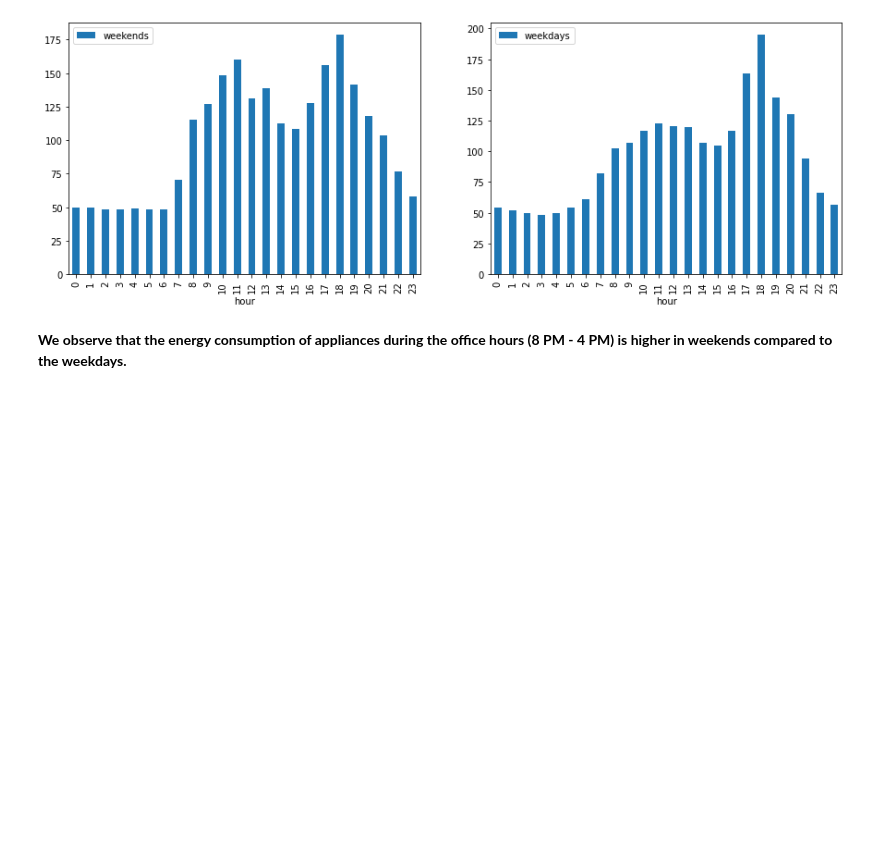
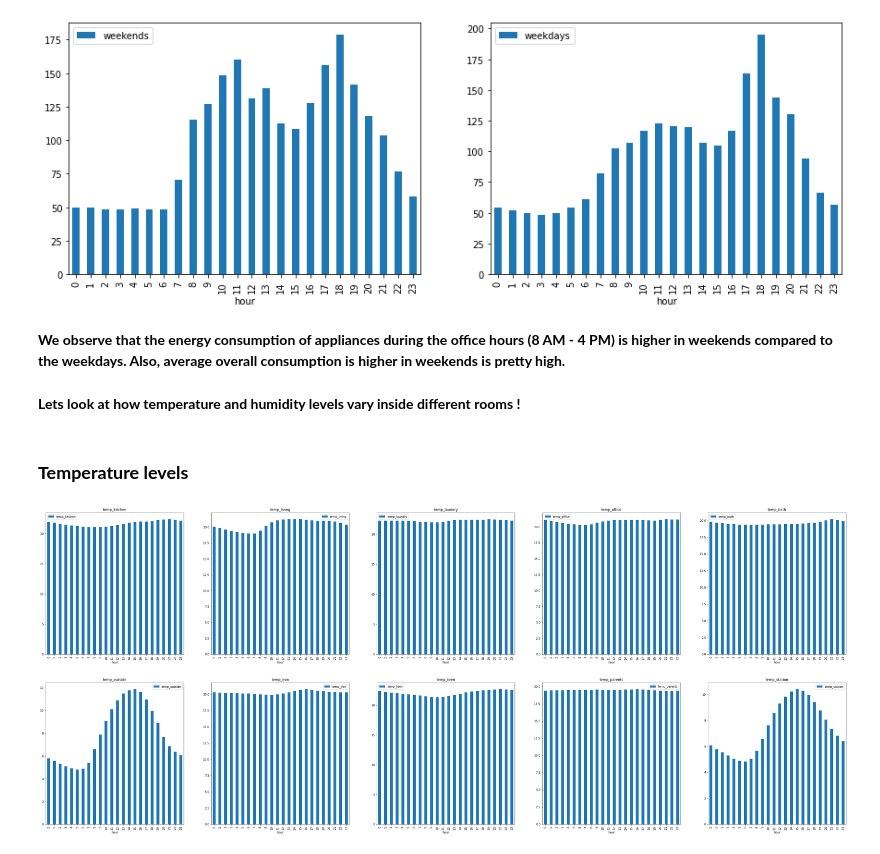
Before and after one commit to SmrutiRanjan27/Appliances-Energy-Prediction, a Jupyter notebook: Appliance_Energy_Prediction_Smruti_Ranjan.ipynb, the cells around one changed output. Saved outputs shown, nothing was run; the diff lists cells and outputs as text; code cells hidden in the pictures; blank space fills up the shorter version.

```diff
--- a/Appliance_Energy_Prediction_Smruti_Ranjan.ipynb
+++ b/Appliance_Energy_Prediction_Smruti_Ranjan.ipynb
@@ -151,4 +168,4 @@ Name: lights, dtype: int64
 # %% [markdown]
 **Since most of the value in lights column is 0, it wont be playing much role in our model. Hence we drop the lights feature from our dataframe.**
 # %%
-energy_df = df.drop('lights', axis=1)
+energy_df = energy_df.drop('lights', axis=1)
@@ -188,4 +207,16 @@ ax[1].legend(loc='best')
 <matplotlib.legend.Legend at 0x...>
 [figure]
 # %% [markdown]
-**We observe that the energy consumption of appliances during the office hours (8 PM - 4 PM) is higher in weekends compared to the weekdays.**
+**We observe that the energy consumption of appliances during the office hours (8 AM - 4 PM) is higher in weekends compared to the weekdays. Also, average overall consumption is higher in weekends is pretty high.**
+# %% [markdown]
+**Lets look at how temperature and humidity levels vary inside different rooms !**
+# %% [markdown]
+### **Temperature levels**
+# %%
+fig, axes = plt.subplots(2,5,figsize=(50,20))
+for i, temp in enumerate(temp_dict.values()):
+  energy_df.groupby('hour').agg({temp : 'mean'}).plot.bar(ax=axes[i//5, i%5])
+  axes[i//5, i%5].legend(loc='best')
+  axes[i//5, i%5].set_title(temp)
+# %% [output]
+[figure, added]
```
Also changed, not shown: parts of 97 cells of this notebook.
